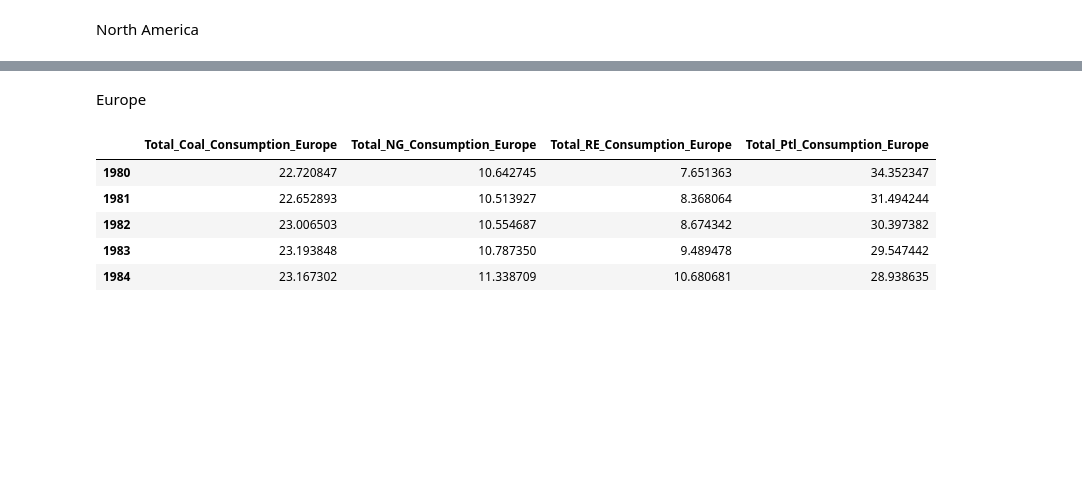
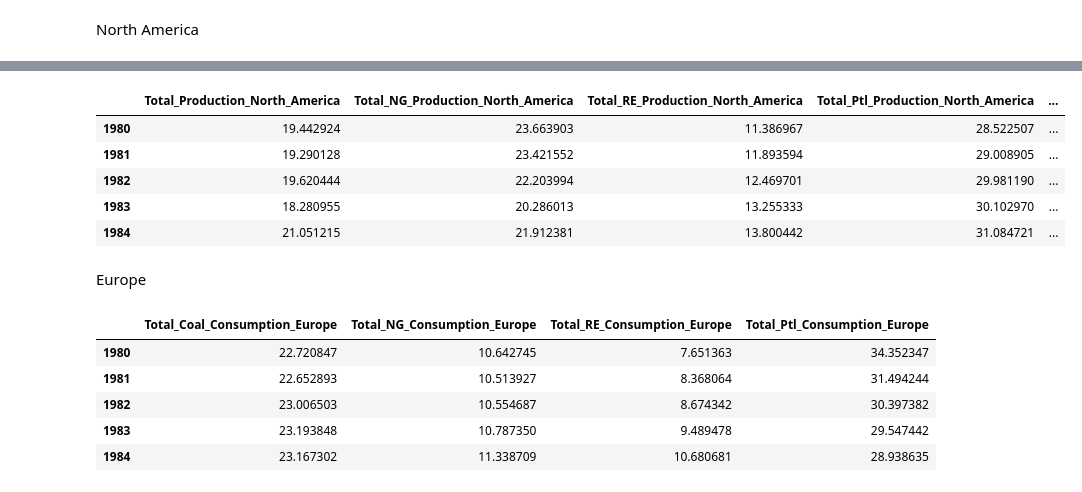
Before and after one commit to lurza/World-Energy-Analysis-main, a Jupyter notebook: Energy_Con_Prod.ipynb, the cells around one changed output, grey strips where cells are left out. Saved outputs shown, nothing was run; the diff lists cells and outputs as text; code cells hidden in the pictures; blank space fills up the shorter version.

Commit message:
update production North America

```diff
--- a/Energy_Con_Prod.ipynb
+++ b/Energy_Con_Prod.ipynb
@@ -4515,3 +4515,11 @@ energy_portion_na = energy_portion_na.add_trace(go.Bar(x=energy_mix_na.index, y=
 energy_portion_na = energy_portion_na.add_trace(go.Bar(x=energy_mix_na.index, y=energy_mix_na['PTL_Portion'], name='Petroleum'))
 energy_portion_na = energy_portion_na.update_layout(title='Energy Mix Consumption for North America  1980 - 2021',barmode= 'stack')
 energy_portion_na.show()
+# %%
+energy_prod_mix_na = pd.DataFrame()
+energy_prod_mix_na = energy_prod_mix_na.append(prod_coal_na_sum['Total_Production_North_America'])
+energy_prod_mix_na = energy_prod_mix_na.append(prod_ng_na_sum['Total_NG_Production_North_America'])
+energy_prod_mix_na = energy_prod_mix_na.append(prod_re_na_sum['Total_RE_Production_North_America'])
+energy_prod_mix_na = energy_prod_mix_na.append(prod_ptl_na_sum['Total_Ptl_Production_North_America'])
+energy_prod_mix_na = energy_prod_mix_na.transpose()
+energy_prod_mix_na.head()
@@ -4517,0 +4533,15 @@ energy_portion_na.show()
+# %%
+energy_prod_mix_na['Total_Energy_Production'] = energy_prod_mix_na.sum(axis=1)
+energy_prod_mix_na['portion_coal'] = energy_prod_mix_na['Total_Production_North_America']/energy_prod_mix_na['Total_Energy_Production']*100
+energy_prod_mix_na['portion_ng'] = energy_prod_mix_na['Total_NG_Production_North_America']/energy_prod_mix_na['Total_Energy_Production']*100
+energy_prod_mix_na['portion_re'] = energy_prod_mix_na['Total_RE_Production_North_America']/energy_prod_mix_na['Total_Energy_Production']*100
+energy_prod_mix_na['portion_ptl'] = energy_prod_mix_na['Total_Ptl_Production_North_America']/energy_prod_mix_na['Total_Energy_Production']*100
+
+energy_prod_mix_na.head()
+# %% [output]
+|  | Total_Production_North_America | Total_NG_Production_North_America | Total_RE_Production_North_America | Total_Ptl_Production_North_America | ... |
+| 1980 | 19.442924 | 23.663903 | 11.386967 | 28.522507 | ... |
+| 1981 | 19.290128 | 23.421552 | 11.893594 | 29.008905 | ... |
+| 1982 | 19.620444 | 22.203994 | 12.469701 | 29.981190 | ... |
+| 1983 | 18.280955 | 20.286013 | 13.255333 | 30.102970 | ... |
+| 1984 | 21.051215 | 21.912381 | 13.800442 | 31.084721 | ... |
```
Also changed, not shown: parts of 3 cells of this notebook.
